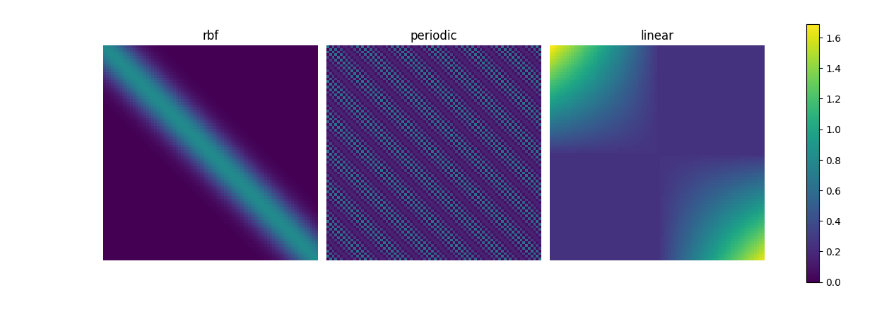
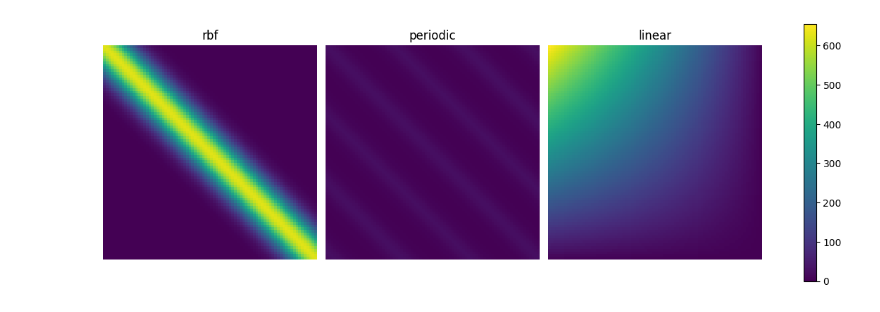
Before and after one commit to jumbojets/gaussian-process-regression, a Jupyter notebook: gpr.ipynb, the cells around one changed output. Saved outputs shown, nothing was run; the diff lists cells and outputs as text; code cells hidden in the pictures.

Commit message:
generating nice kernels

```diff
--- a/gpr.ipynb
+++ b/gpr.ipynb
@@ -38,26 +39,31 @@ def gen_periodic(n, sigma=0.8, l=0.8, p=0.5):
   return kernel(n, f)
 
 def gen_linear(n, sigma=0.3, sigmab=0.8, c=0):
-  f = lambda i, j: pow(sigmab, 2) + pow(sigma, 2) * (i - c) * (j - c)
   f = lambda i, j: pow(sigmab, 2) + max(pow(sigma, 2) * (i - c) * (j - c), 0)
   return kernel(n, f)
+
+def combine_kernels(*kernels): return np.pow(prod(kernels), 1 / len(kernels))
+
+def sample_kernel(kernel, mean=None):
+  if not mean: mean = np.zeros(len(kernel))
+  return np.random.multivariate_normal(mean=np.zeros_like(grid), cov=kernel)
 # %%
-rbf = gen_rbf(grid_len, sigma=0.9, l=7)
-periodic = gen_periodic(grid_len, sigma=0.8, l=0.8, p=0.65)
-linear = gen_linear(grid_len, sigma=0.03, sigmab=0.5)
+rbf = gen_rbf(grid_len, sigma=25, l=7)
+periodic = gen_periodic(grid_len, sigma=5, l=0.9, p=.51)
+linear = gen_linear(grid_len, sigma=0.32, sigmab=0.3, c=40)
 
 fig, axes = plt.subplots(1, 3, figsize=(12, 4))
 titles = ["rbf", "periodic", "linear"]
 
 kernels = np.array([rbf, periodic, linear])
 vmin, vmax = kernels.min(), kernels.max()
 
 for ax, k, title in zip(axes, kernels, titles):
   im = ax.imshow(k, cmap="viridis", vmin=vmin, vmax=vmax)
   ax.set_title(title)
   ax.axis("off")
 plt.tight_layout()
 cbar = fig.colorbar(im, ax=axes, location='right')
 plt.show()
 # %% [output]
-[figure, old version]
+[figure, new version]
```
Also changed, not shown: parts of 4 cells of this notebook, 1 other file.
